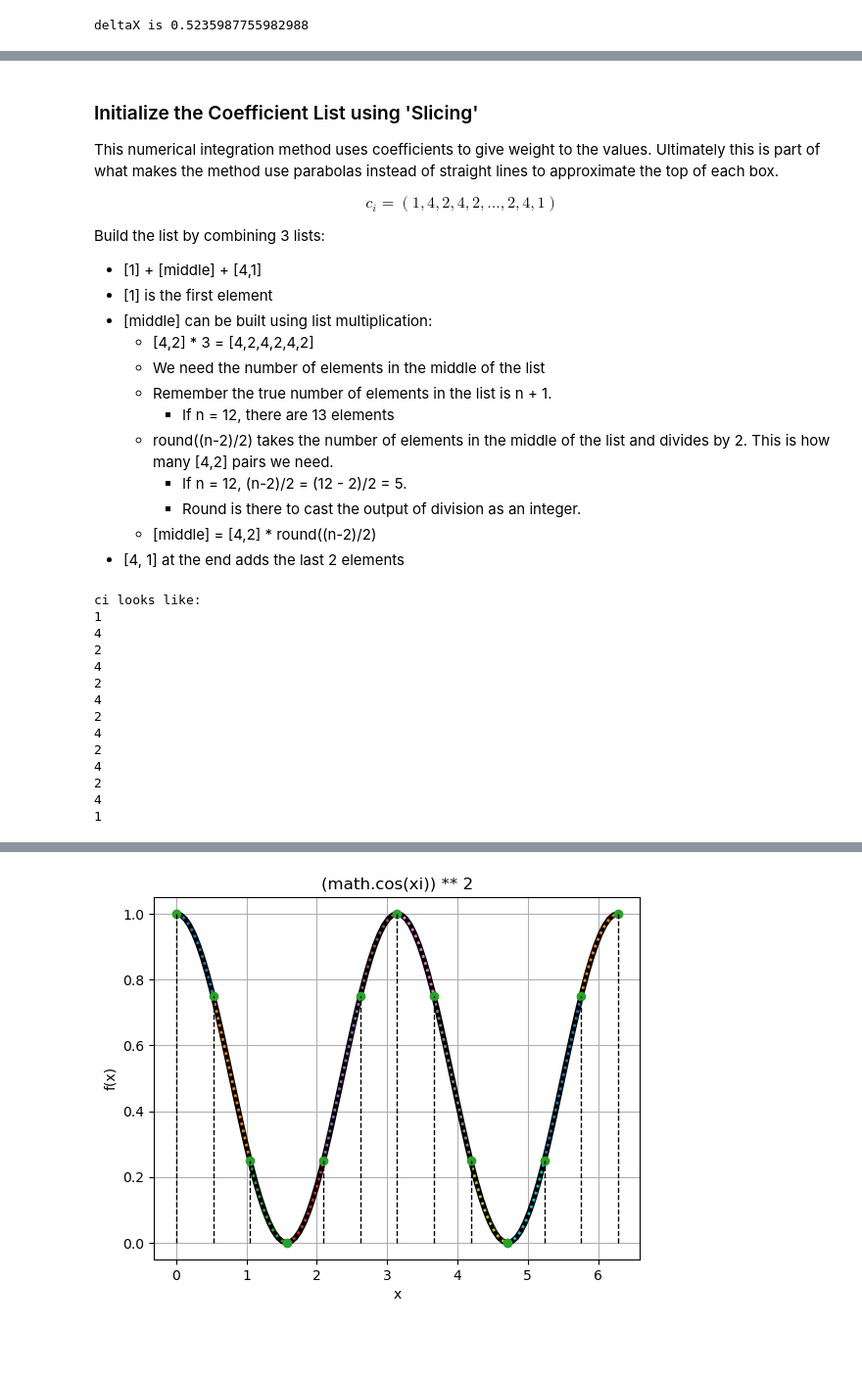
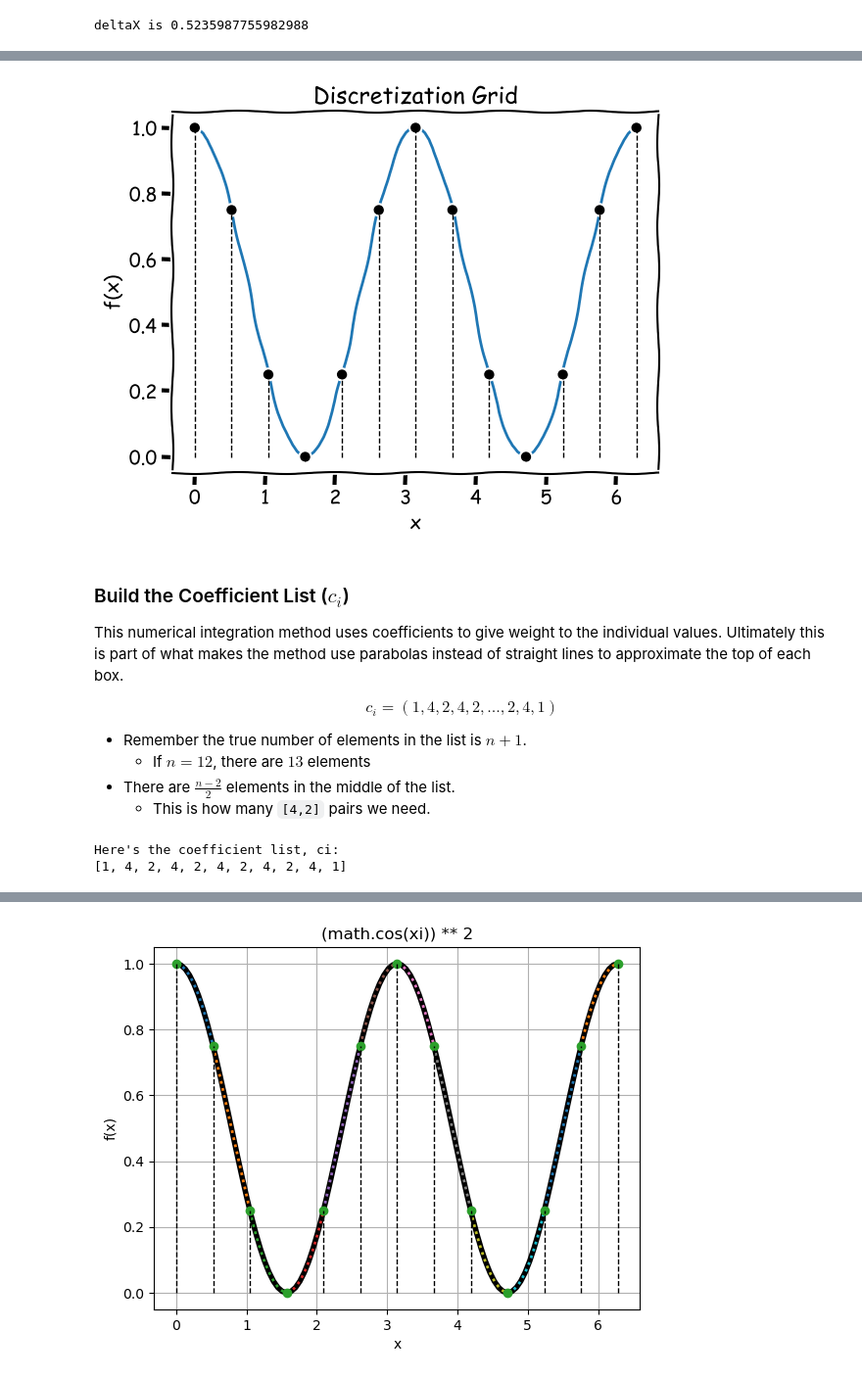
Before and after one commit to TonyFerrar/numerical-integration, a Jupyter notebook: simpsons-rule.ipynb, the cells around one changed output, grey strips where cells are left out. Shown at 98% size. Saved outputs shown, nothing was run; the diff lists cells and outputs as text; code cells hidden in the pictures; blank space fills up the shorter version.

```diff
--- a/simpsons-rule.ipynb
+++ b/simpsons-rule.ipynb
@@ -99,7 +91,7 @@ with plt.xkcd():
 
 (select a value for xi that is in the domain of your function)
 # %%
-xi = 0.6283185307179586
+xi = 0.75
 test_value = eval(func)
 print(test_value)
 # %% [output]
@@ -180,38 +149,34 @@ The function will be evaluated at x=
+# %%
+x = [a + deltaX * i for i in range(n+1)]
+
+with plt.xkcd(): # 'with' makes the xkcd style apply to this plot only, but I don't know how it works yet...
+    fig2 = plt.figure()
+    plt.plot(np.linspace(a, b, 101), [eval(func) for xi in np.linspace(a, b, 101)])
+    plt.plot(x, [eval(func) for xi in x],'ok')
+    plt.title('Discretization Grid')
+    plt.xlabel("x")
+    plt.ylabel("f(x)")
+
+# plot vertical dashed lines to divide the regions
+for i in range(n+1):
+    xi = x[i]
+    plt.plot([x[i], x[i]], [0, eval(func)],'--k',linewidth = 1)
+# %% [output]
+[figure, added]
 # %% [markdown]
-### Initialize the Coefficient List using 'Slicing'
-This numerical integration method uses coefficients to give weight to the values. Ultimately this is part of what makes the method use parabolas instead of straight lines to approximate the top of each box.
+### Build the Coefficient List ($c_i$)
+This numerical integration method uses coefficients to give weight to the individual values. Ultimately this is part of what makes the method use parabolas instead of straight lines to approximate the top of each box.
 
 $$c_i = \left(1,4,2,4,2,...,2,4,1\right)$$
 
-Build the list by combining 3 lists:
-- [1] + [middle] + [4,1]
-- [1] is the first element
-- [middle] can be built using list multiplication:
-    - [4,2] * 3 = [4,2,4,2,4,2]
-    - We need the number of elements in the middle of the list
-    - Remember the true number of elements in the list is n + 1.
-        - If n = 12, there are 13 elements
-    - round((n-2)/2) takes the number of elements in the middle of the list and divides by 2. This is how many [4,2] pairs we need.
-        - If n = 12, (n-2)/2 = (12 - 2)/2 = 5.
-        - Round is there to cast the output of division as an integer.
-    - [middle] = [4,2] * round((n-2)/2)
-- [4, 1] at the end adds the last 2 elements
+- Remember the true number of elements in the list is $n + 1$.
+    - If $n = 12$, there are $13$ elements
+- There are $\frac{n-2}{2}$ elements in the middle of the list.
+    - This is how many `[4,2]` pairs we need.
 # %%
 ci = [1] + [4,2] * round((n-2)/2) + [4,1]
-print("ci looks like:")
-print(*ci, sep = "\n")
+print("Here's the coefficient list, ci:")
+print(ci)
 # %% [output]
-ci looks like:
-1
-4
-2
-4
-2
-4
-2
-4
-2
-4
-2
-4
-1
+Here's the coefficient list, ci:
+[1, 4, 2, 4, 2, 4, 2, 4, 2, 4, 1]
```
Also changed, not shown: parts of 37 cells of this notebook, 1 other file.
